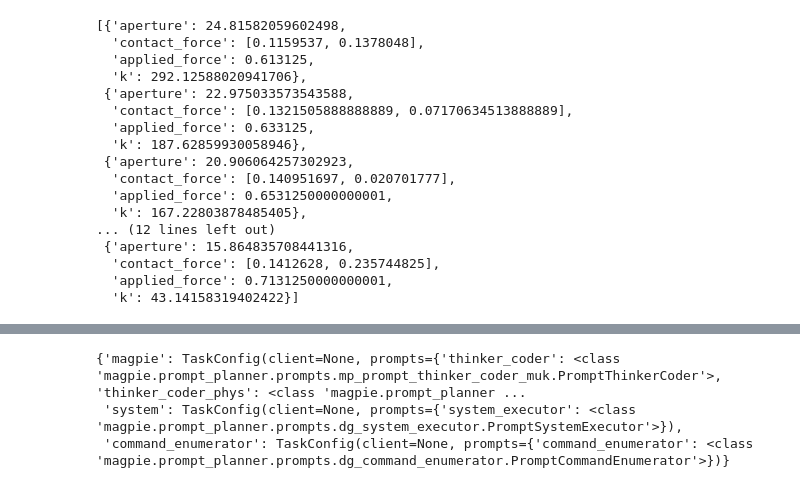
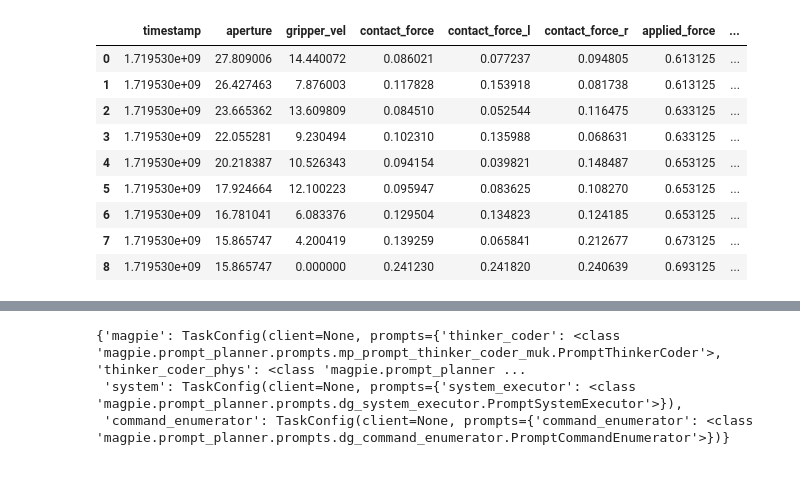
Before and after one commit to correlllab/MAGPIE, a Jupyter notebook: webserver/test.ipynb, the cells around one changed output, grey strips where cells are left out. Drawn from its saved outputs; the diff is of its cells as text; code cells hidden in the pictures.

```diff
--- a/webserver/test.ipynb
+++ b/webserver/test.ipynb
@@ -128,22 +116,0 @@ sep[-2]
-# %%
-import ast
-
-ast.literal_eval(sep[-2])
-# %% [output]
-[{'aperture': 24.81582059602498,
-  'contact_force': [0.1159537, 0.1378048],
-  'applied_force': 0.613125,
-  'k': 292.12588020941706},
- {'aperture': 22.975033573543588,
-  'contact_force': [0.1321505888888889, 0.07170634513888889],
-  'applied_force': 0.633125,
-  'k': 187.62859930058946},
- {'aperture': 20.906064257302923,
-  'contact_force': [0.140951697, 0.020701777],
-  'applied_force': 0.6531250000000001,
-  'k': 167.22803878485405},
-... (12 lines left out)
- {'aperture': 15.864835708441316,
-  'contact_force': [0.1412628, 0.235744825],
-  'applied_force': 0.7131250000000001,
-  'k': 43.14158319402422}]
@@ -149,0 +128,13 @@ ast.literal_eval(sep[-2])
+# %%
+df
+# %% [output]
+|  | timestamp | aperture | gripper_vel | contact_force | contact_force_l | contact_force_r | applied_force | ... |
+| 0 | 1.719530e+09 | 27.809006 | 14.440072 | 0.086021 | 0.077237 | 0.094805 | 0.613125 | ... |
+| 1 | 1.719530e+09 | 26.427463 | 7.876003 | 0.117828 | 0.153918 | 0.081738 | 0.613125 | ... |
+| 2 | 1.719530e+09 | 23.665362 | 13.609809 | 0.084510 | 0.052544 | 0.116475 | 0.633125 | ... |
+| 3 | 1.719530e+09 | 22.055281 | 9.230494 | 0.102310 | 0.135988 | 0.068631 | 0.633125 | ... |
+| 4 | 1.719530e+09 | 20.218387 | 10.526343 | 0.094154 | 0.039821 | 0.148487 | 0.653125 | ... |
+| 5 | 1.719530e+09 | 17.924664 | 12.100223 | 0.095947 | 0.083625 | 0.108270 | 0.653125 | ... |
+| 6 | 1.719530e+09 | 16.781041 | 6.083376 | 0.129504 | 0.134823 | 0.124185 | 0.653125 | ... |
+| 7 | 1.719530e+09 | 15.865747 | 4.200419 | 0.139259 | 0.065841 | 0.212677 | 0.673125 | ... |
+| 8 | 1.719530e+09 | 15.865747 | 0.000000 | 0.241230 | 0.241820 | 0.240639 | 0.693125 | ... |
```
Also changed, not shown: parts of 13 cells of this notebook, 1 other file.
